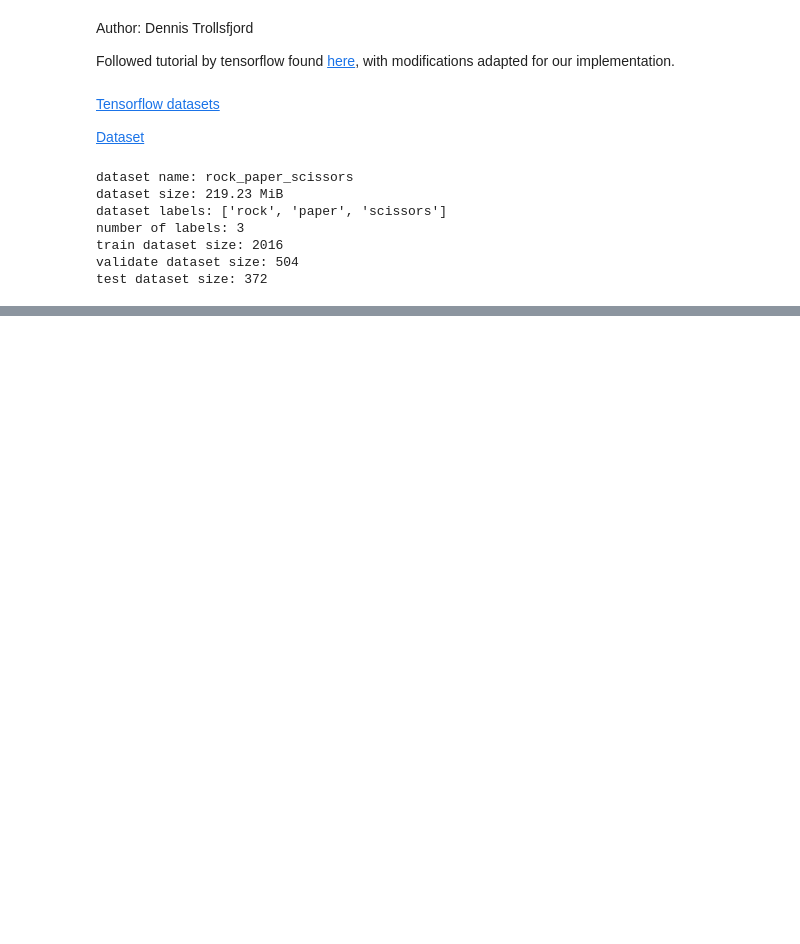
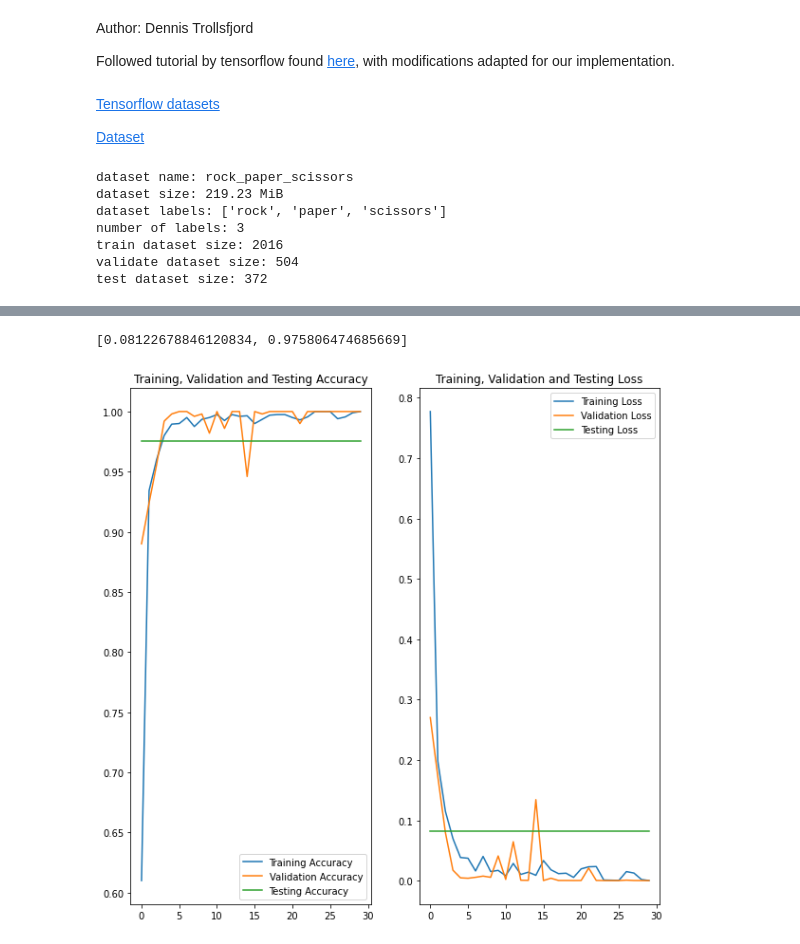
Before and after one commit to D7017E/Image-Recognition, a Jupyter notebook: network_prototypes/tensorflow_image_classification.ipynb, the cells around one changed output, grey strips where cells are left out. Drawn from its saved outputs; the diff is of its cells as text; code cells hidden in the pictures; blank space fills up the shorter version.

```diff
--- a/network_prototypes/tensorflow_image_classification.ipynb
+++ b/network_prototypes/tensorflow_image_classification.ipynb
@@ -70,6 +78,7 @@ image_size = {
 # %%
 AUTOTUNE = tf.data.AUTOTUNE
 
-dataset_train = dataset_train.cache().shuffle(1000).prefetch(buffer_size=AUTOTUNE)
-dataset_validate = dataset_validate.cache().prefetch(buffer_size=AUTOTUNE)
+dataset_train = dataset_train.cache().shuffle(1000).batch(batch_size=batch_size).repeat().prefetch(buffer_size=AUTOTUNE)
+dataset_validate = dataset_validate.cache().batch(batch_size=batch_size).prefetch(buffer_size=AUTOTUNE)
+dataset_test = dataset_test.cache().batch(batch_size=batch_size).prefetch(buffer_size=AUTOTUNE)
 # %%
@@ -122,11 +163,13 @@ Trainable params: 548,387
 Non-trainable params: 0
 _________________________________________________________________
 # %%
-epochs = 10
+epochs = 30
 history = model.fit(
     x=dataset_train,
+    epochs=epochs,
+    verbose=1,
     validation_data=dataset_validate,
-    steps_per_epoch=dataset_train_size // epochs,
-    validation_steps=dataset_validate_size // epochs,
+    steps_per_epoch=dataset_train_size // batch_size,
+    validation_steps=dataset_validate_size // batch_size,
 )
 # %% [output]
@@ -136,0 +190,5 @@ ValueError: in user code:
+# %%
+results = model.evaluate(
+    x=dataset_test,
+    verbose=1,
+)
@@ -136,0 +197,30 @@ ValueError: in user code:
+# %%
+print(results)
+acc = history.history['accuracy']
+val_acc = history.history['val_accuracy']
+test_acc = results[1]
+
+loss = history.history['loss']
+val_loss = history.history['val_loss']
+test_loss = results[0]
+
+epochs_range = range(epochs)
+
+plt.figure(figsize=(10, 10))
+plt.subplot(1, 2, 1)
+plt.plot(epochs_range, acc, label='Training Accuracy')
+plt.plot(epochs_range, val_acc, label='Validation Accuracy')
+plt.plot(epochs_range, [test_acc]*epochs, label='Testing Accuracy')
+plt.legend(loc='lower right')
+plt.title('Training, Validation and Testing Accuracy')
+
+plt.subplot(1, 2, 2)
+plt.plot(epochs_range, loss, label='Training Loss')
+plt.plot(epochs_range, val_loss, label='Validation Loss')
+plt.plot(epochs_range, [test_loss]*epochs, label='Testing Loss')
+plt.legend(loc='upper right')
+plt.title('Training, Validation and Testing Loss')
+plt.show()
+# %% [output]
+[0.08122678846120834, 0.975806474685669]
+[figure, added]
```
Also changed, not shown: parts of 9 cells of this notebook.
